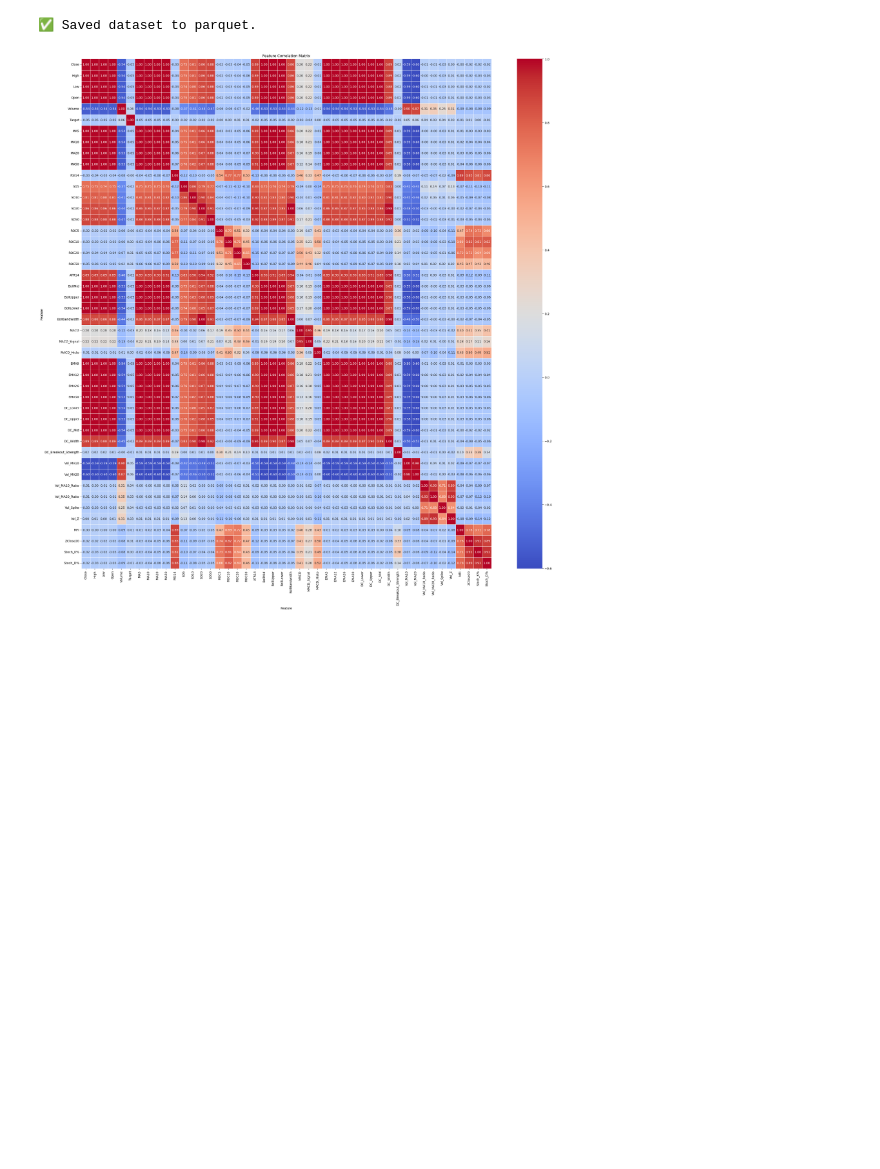
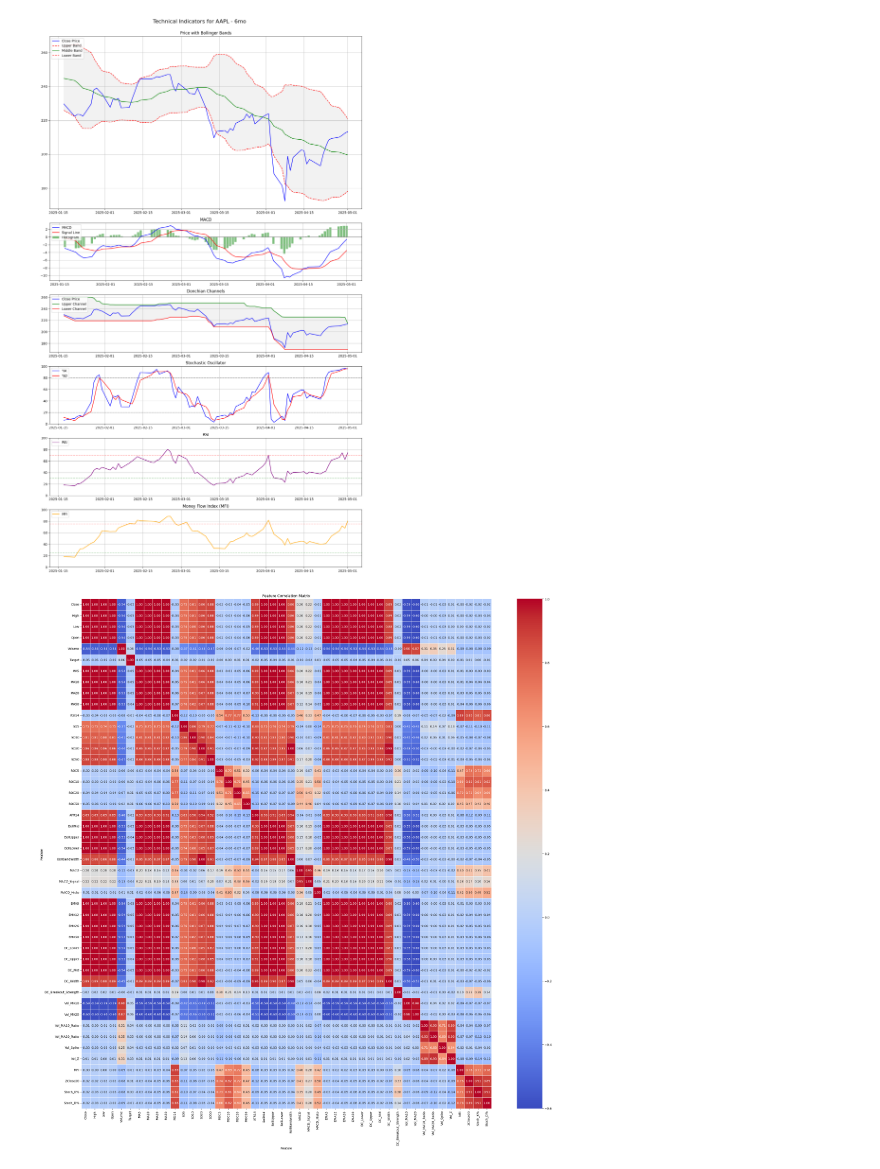
Before and after one commit to erick-dsnk/stock-predictor, a Jupyter notebook: dataset.ipynb, the cells around one changed output. Saved outputs shown, nothing was run; the diff lists cells and outputs as text; code cells hidden in the pictures; blank space fills up the shorter version.

Commit message:
Update dataset.ipynb to adjust execution counts and streamline output handling
- Updated execution counts for code cells to maintain proper sequencing.
- Removed output streams from the save_parquet function to reduce clutter.
- Enhanced the plot_technical_indicators function with improved output formatting for better visualization.

```diff
--- a/dataset.ipynb
+++ b/dataset.ipynb
@@ -241,10 +241,6 @@ def build_dataset():
 def save_parquet():
   build_dataset().to_parquet("sp500_1d_tech_indicators.parquet", engine="pyarrow", index=True)
   print("✅ Saved dataset to parquet.")
-
-save_parquet()
-# %% [output]
-✅ Saved dataset to parquet.
 # %%
 def plot_technical_indicators(ticker, interval="1d", period="6mo"):
   df = process_ticker(ticker, interval, period)
@@ -286,33 +282,37 @@ def plot_technical_indicators(ticker, interval="1d", period="6mo"):
   axs[3].plot(df.index, df['Stoch_K%'], label='%K', color='blue')
   axs[3].plot(df.index, df['Stoch_D%'], label='%D', color='red')
   axs[3].axhline(y=80, color='black', linestyle='--', alpha=0.3)
   axs[3].axhline(y=20, color='black', linestyle='--', alpha=0.3)
   axs[3].set_ylim(0, 100)
   axs[3].set_title('Stochastic Oscillator')
   axs[3].legend(loc='upper left')
   axs[3].grid(True)
 
   # RSI
   axs[4].plot(df.index, df['RSI14'], label='RSI', color='purple')
   axs[4].axhline(y=70, color='red', linestyle='--', alpha=0.3)
   axs[4].axhline(y=30, color='green', linestyle='--', alpha=0.3)
   axs[4].set_ylim(0, 100)
   axs[4].set_title('RSI')
   axs[4].legend(loc='upper left')
   axs[4].grid(True)
 
   # MFI
   axs[5].plot(df.index, df['MFI'], label='MFI', color='orange')
   axs[5].axhline(y=75, color='red', linestyle='--', alpha=0.3)
   axs[5].axhline(y=25, color='green', linestyle='--', alpha=0.3)
   axs[5].set_ylim(0, 100)
   axs[5].set_title('Money Flow Index (MFI)')
   axs[5].legend(loc='upper left')
   axs[5].grid(True)
 
   plt.tight_layout()
   plt.subplots_adjust(top=0.95)
   plt.show()
+
+plot_technical_indicators("AAPL")
+# %% [output]
+[figure, added]
 # %%
 def plot_correlation_matrix(ticker):
   df = process_ticker(ticker)
```
